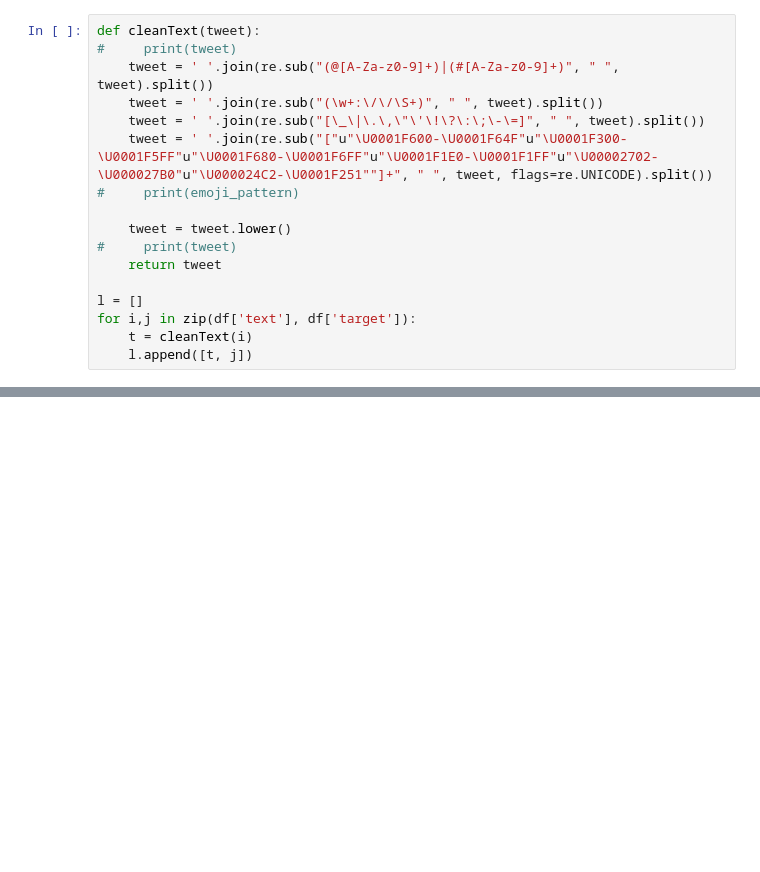
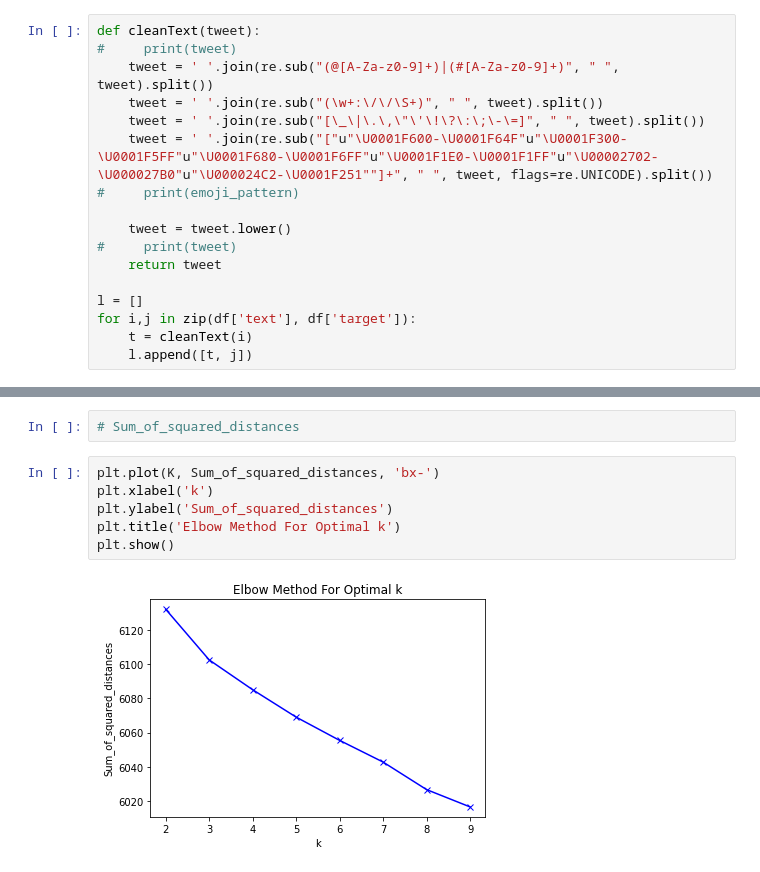
Before and after one commit to FireStrings/nlp, a Jupyter notebook: AnalysesSentiment.ipynb, the cells around one changed output, grey strips where cells are left out. Cells and saved outputs as stored; diff of their text form; blank space fills up the shorter version.

```diff
--- a/AnalysesSentiment.ipynb
+++ b/AnalysesSentiment.ipynb
@@ -122,0 +136,10 @@ print(predicted)
+# %%
+# Sum_of_squared_distances
+# %%
+plt.plot(K, Sum_of_squared_distances, 'bx-')
+plt.xlabel('k')
+plt.ylabel('Sum_of_squared_distances')
+plt.title('Elbow Method For Optimal k')
+plt.show()
+# %% [output]
+[figure, added]
```
Also changed, not shown: parts of 14 cells of this notebook, 2 other files.
